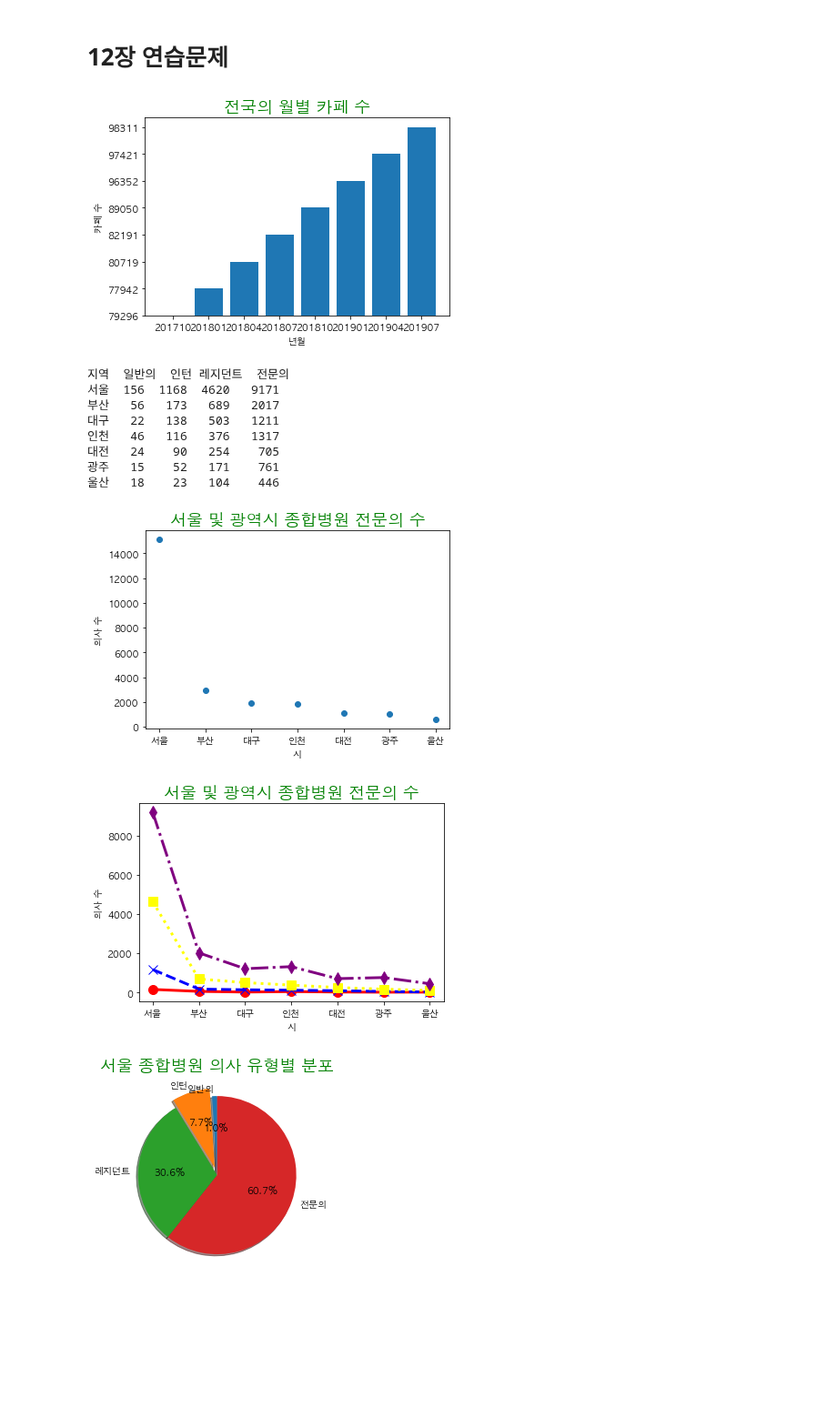
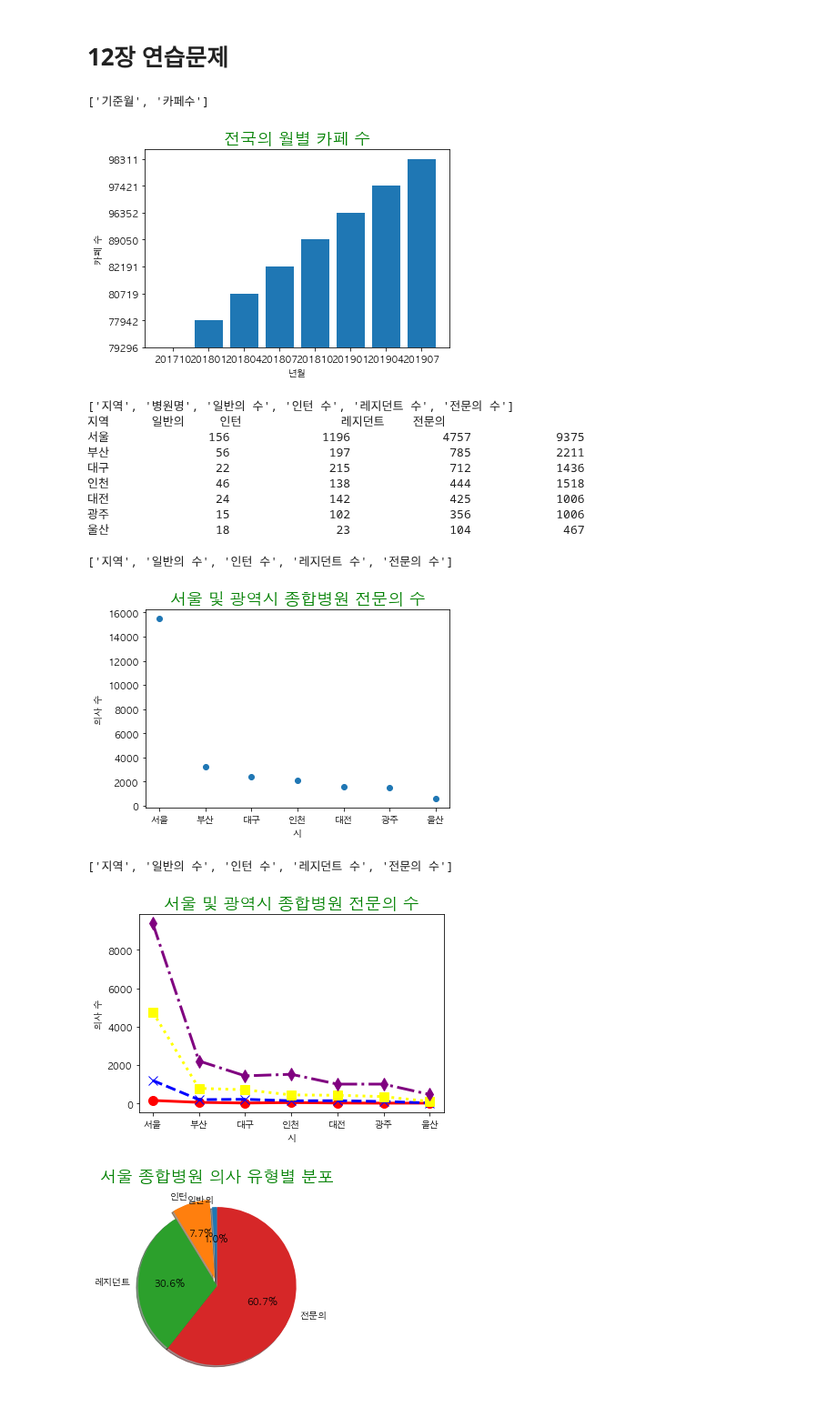
Before and after one commit to JungRyung/AI_class, a Jupyter notebook: python_basic/exercise/matplotlib_exercise.ipynb, the cells around one changed output. Shown at 91% size. Cells and saved outputs as stored; diff of their text form; code cells hidden in the pictures; blank space fills up the shorter version.

```diff
--- a/python_basic/exercise/matplotlib_exercise.ipynb
+++ b/python_basic/exercise/matplotlib_exercise.ipynb
@@ -25,19 +25,18 @@ import csv
 f = open('cafe_2year.csv','r',encoding='utf-8')
 lines = csv.reader(f)
 
+header = next(lines)
+print(header)
+
 list_data = []
 for line in lines:
     list_data.append(line[:])
 
 year_month =[]
 caffe_num =[]
+
 cnt=0
-is_first = True
-
 for data in list_data:
-    if is_first == True:
-        is_first = False
-        continue
     if cnt%3 ==0:
         year_month.append(data[0])
         caffe_num.append(data[1])
@@ -52,9 +51,9 @@ plt.ylabel('카페 수')
 
 plt.show()
 
-# print(list_data)
 f.close()
 # %% [output]
+['기준월', '카페수']
 [figure]
 # %%
 # Q12-2
@@ -63,16 +62,15 @@ import csv
 f = open('doctor_2019.csv','r',encoding='utf-8')
 lines = csv.reader(f)
 
+header = next(lines)
+print(header)
+
 list_data = []
 for line in lines:
     list_data.append(line[:])
 
-is_first = True
 doctor_cnt = {}
 for data in list_data:
-    if is_first == True:
-        is_first = False
-        continue
     if data[0] in doctor_cnt:
         doctor_cnt[data[0]][0] += int(data[2])
         doctor_cnt[data[0]][1] += int(data[3])
@@ -80,23 +78,27 @@ for data in list_data:
         doctor_cnt[data[0]][3] += int(data[5])
     else:
         doctor_cnt[data[0]] = [0,0,0,0]
+        doctor_cnt[data[0]][1] = int(data[3])
+        doctor_cnt[data[0]][2] = int(data[4])
+        doctor_cnt[data[0]][3] = int(data[5])
 
 locate = ['서울','부산','대구','인천','대전','광주','울산']
-print('지역  일반의  인턴 레지던트  전문의')
+print('지역\t일반의\t인턴\t\t레지던트\t전문의')
 
 for key in locate:
-    print("%s  %3d  %4d  %4d  %5d"%(key,doctor_cnt[key][0],doctor_cnt[key][1],doctor_cnt[key][2],doctor_cnt[key][3]))
+    print("%s\t\t%3d\t\t%4d\t\t%5d\t\t%5d"%(key,doctor_cnt[key][0],doctor_cnt[key][1],doctor_cnt[key][2],doctor_cnt[key][3]))
 
 f.close()
 # %% [output]
-지역  일반의  인턴 레지던트  전문의
-서울  156  1168  4620   9171
-부산   56   173   689   2017
-대구   22   138   503   1211
-인천   46   116   376   1317
-대전   24    90   254    705
-광주   15    52   171    761
-울산   18    23   104    446
+['지역', '병원명', '일반의 수', '인턴 수', '레지던트 수', '전문의 수']
+지역      일반의     인턴              레지던트    전문의
+서울              156             1196             4757            9375
+부산               56              197              785            2211
+대구               22              215              712            1436
+인천               46              138              444            1518
+대전               24              142              425            1006
+광주               15              102              356            1006
+울산               18               23              104             467
 # %%
 # Q12-3
 fw = open('doctor2.csv','w',encoding='utf-8')
@@ -119,6 +121,9 @@ import csv
 
 f = open('doctor2.csv','r',encoding='utf-8')
 lines = csv.reader(f)
+
+header = next(lines)
+print(header)
 
 list_data = []
 for line in lines:
@@ -127,11 +132,7 @@ for line in lines:
 area = []
 doctorNum = []
 
-is_first = True
 for data in list_data:
-    if is_first == True:
-        is_first = False
-        continue
     area.append(data[0])
     doctorNum.append(int(data[1])+int(data[2])+int(data[3])+int(data[4]))
 
@@ -144,49 +145,50 @@ plt.show()
 
 f.close()
 # %% [output]
+['지역', '일반의 수', '인턴 수', '레지던트 수', '전문의 수']
-[figure, old version]
+[figure, new version]
 # %%
 # Q12-5
 import csv
 
 f = open('doctor2.csv','r',encoding='utf-8')
 lines = csv.reader(f)
+
+header = next(lines)
+print(header)
 
 list_data = []
 for line in lines:
     list_data.append(line[:])
 
 area = []
 general = []
 intern = []
 resident = []
 specialist = []
 
-is_first = True
 for data in list_data:
-    if is_first == True:
-        is_first = False
-        continue
     area.append(data[0])
     general.append(int(data[1]))
     intern.append(int(data[2]))
     resident.append(int(data[3]))
     specialist.append(int(data[4]))
 
 font1 = {'size':18,'color':'green'}
 plt.title('서울 및 광역시 종합병원 전문의 수',fontdict=font1)
 plt.plot(area,general, label='일반의', color='red', linestyle='-', marker='o', linewidth=3, markersize=10)
 plt.plot(area,intern, label='인턴', color='blue', linestyle='--', marker='x', linewidth=3, markersize=10)
 plt.plot(area,resident, label='레지던트', color='yellow', linestyle=':', marker='s', linewidth=3, markersize=10)
 plt.plot(area,specialist, label='전문의', color='purple', linestyle='-.', marker='d', linewidth=3, markersize=10)
 
 plt.xlabel('시')
 plt.ylabel('의사 수')
 plt.show()
 
 f.close()
 # %% [output]
+['지역', '일반의 수', '인턴 수', '레지던트 수', '전문의 수']
-[figure, old version]
+[figure, new version]
 # %%
 # Q12-6
 import csv
```
Also changed, not shown: parts of 1 cell of this notebook, 1 other file.
